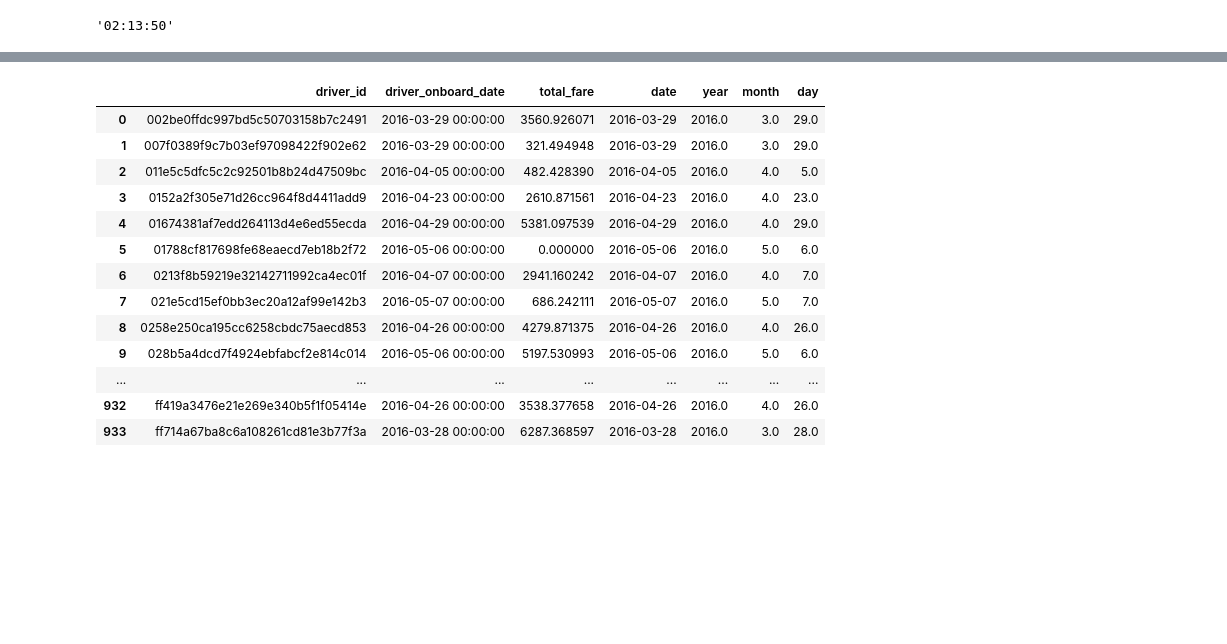
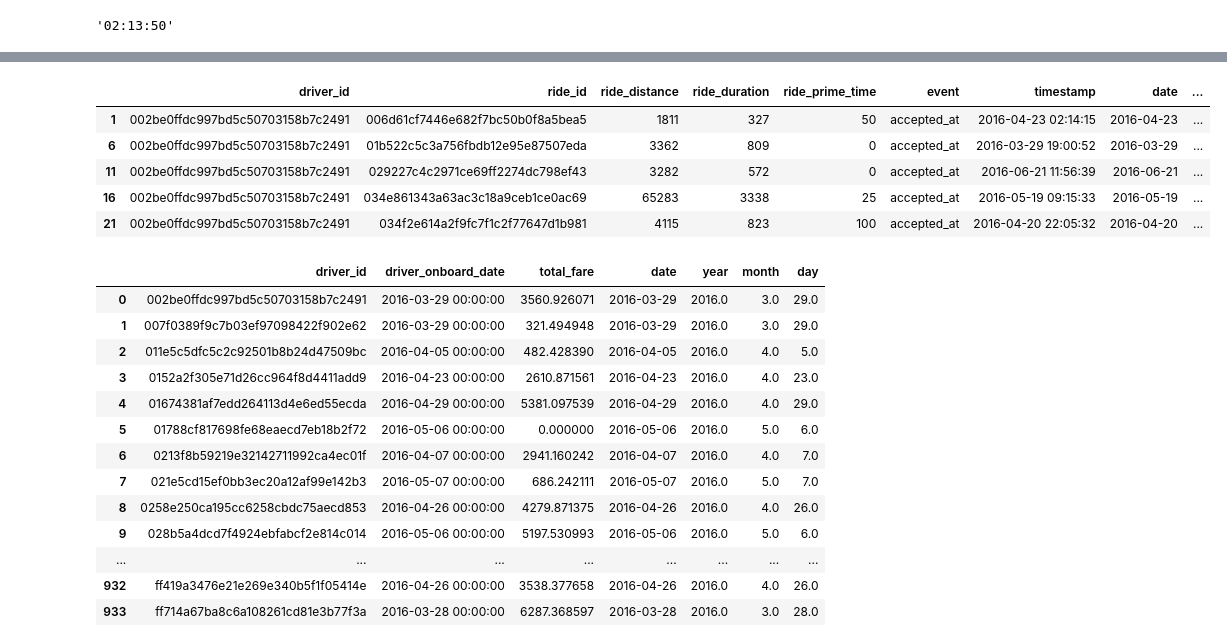
Before and after one commit to nicholasprayogo/lyft_data_challenge, a Jupyter notebook: data-challenge.ipynb, the cells around one changed output, grey strips where cells are left out. Cells and saved outputs as stored; diff of their text form; code cells hidden in the pictures; blank space fills up the shorter version.

```diff
--- a/data-challenge.ipynb
+++ b/data-challenge.ipynb
@@ -224,3 +233,50 @@ merged_rides
+# %%
+import time
+from datetime import datetime as dt
+
+accepted_timestamps = []
+pickup_timestamps = []
+for row in accepted_times.iterrows():
+    time_string = row[1]['timestamp']
+    timestamp = dt.strptime(time_string, "%Y-%m-%d %H:%M:%S")
+    accepted_timestamps.append(timestamp)
+
+for row in pickup_times.iterrows():
+    time_string = row[1]['timestamp']
+    timestamp = dt.strptime(time_string, "%Y-%m-%d %H:%M:%S")
+    pickup_timestamps.append(timestamp)
+# %%
+def get_sec(time_str):
+    """Get Seconds from time."""
+    h, m, s = time_str.split(':')
+#     print(h,m,s)
+    return int(h) * 3600 + int(m) * 60 + int(s)
+
+accepted_timestamps = np.array(accepted_timestamps)
+pickup_timestamps = np.array(pickup_timestamps)
+accept_to_pickup = pickup_timestamps - accepted_timestamps
+
+accept_to_pickup_strings = []
+for timedelta in accept_to_pickup:
+    try:
+        accept_to_pickup_strings.append(get_sec(str(timedelta)))
+    # if 1 day later
+    except:
+        accept_to_pickup_strings.append(3600*60*24)
+
+print(accept_to_pickup_strings)
+# %%
+accepted_times = pd.DataFrame(accepted_times)
+accepted_times['accept_to_pickup_time'] = accept_to_pickup_strings
+# %%
+accepted_times.head()
+# %% [output]
+|  | driver_id | ride_id | ride_distance | ride_duration | ride_prime_time | event | timestamp | date | ... |
+| 1 | 002be0ffdc997bd5c50703158b7c2491 | 006d61cf7446e682f7bc50b0f8a5bea5 | 1811 | 327 | 50 | accepted_at | 2016-04-23 02:14:15 | 2016-04-23 | ... |
+| 6 | 002be0ffdc997bd5c50703158b7c2491 | 01b522c5c3a756fbdb12e95e87507eda | 3362 | 809 | 0 | accepted_at | 2016-03-29 19:00:52 | 2016-03-29 | ... |
+| 11 | 002be0ffdc997bd5c50703158b7c2491 | 029227c4c2971ce69ff2274dc798ef43 | 3282 | 572 | 0 | accepted_at | 2016-06-21 11:56:39 | 2016-06-21 | ... |
+| 16 | 002be0ffdc997bd5c50703158b7c2491 | 034e861343a63ac3c18a9ceb1ce0ac69 | 65283 | 3338 | 25 | accepted_at | 2016-05-19 09:15:33 | 2016-05-19 | ... |
+| 21 | 002be0ffdc997bd5c50703158b7c2491 | 034f2e614a2f9fc7f1c2f77647d1b981 | 4115 | 823 | 100 | accepted_at | 2016-04-20 22:05:32 | 2016-04-20 | ... |
 # %%
 def driver_ids_add_date_column(driver_ids):
     date = []
```
Also changed, not shown: parts of 8 cells of this notebook.
